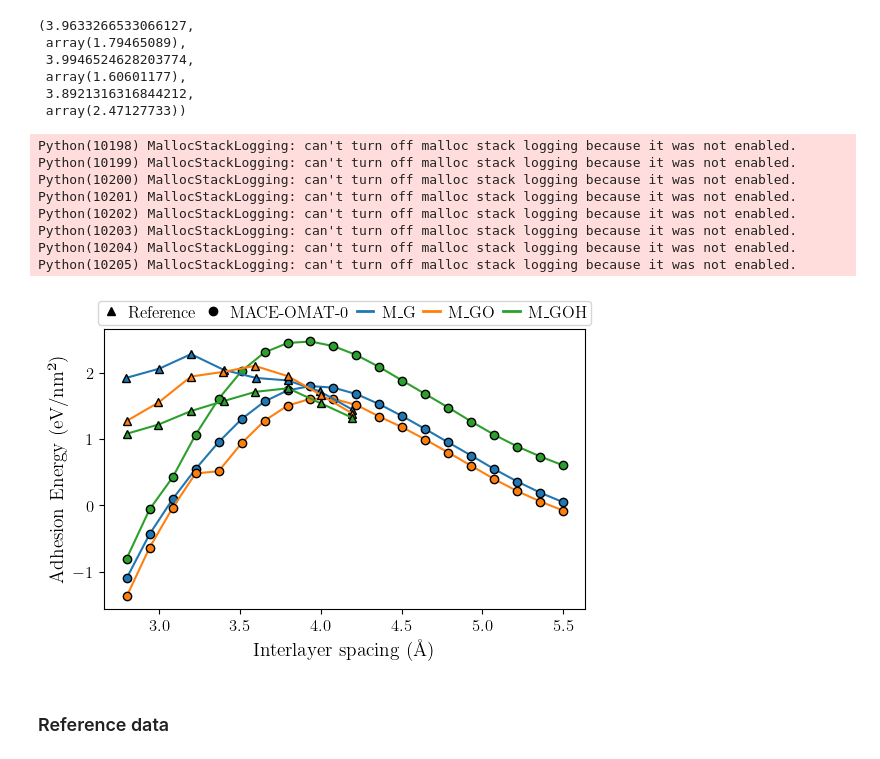
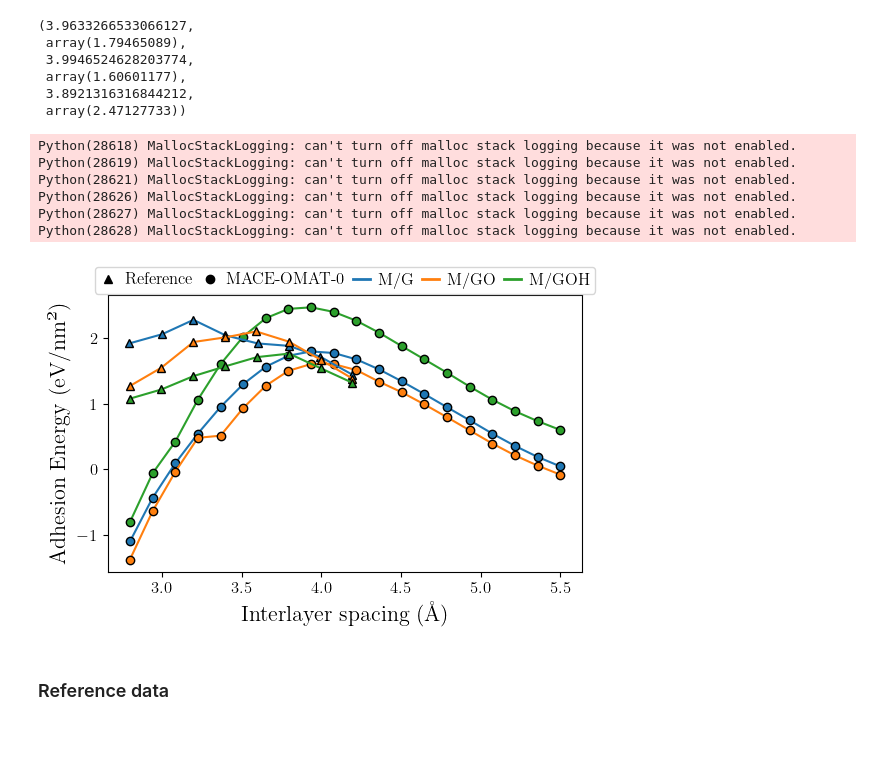
Before and after one commit to joehart2001/WA_MACE-MP-0, a Jupyter notebook: adhesion_energy.ipynb, the cells around one changed output. Saved outputs shown, nothing was run; the diff lists cells and outputs as text; code cells hidden in the pictures.

```diff
--- a/adhesion_energy.ipynb
+++ b/adhesion_energy.ipynb
@@ -1189,41 +1189,39 @@ max_d_mg_filtered, max_adhesion_mg_filtered, max_d_mgo_filtered, max_adhesion_mg
 # %%
 plt.figure(figsize=(6, 4))
 plt.plot(d, ad_energy_omat_flip, 'o-', label="M_G", markeredgecolor='black', color='C0')
 plt.plot(d, ad_energy_mgo_omat_flip, 'o-', label="M_GO", markeredgecolor='black', color='C1')
 plt.plot(d, ad_energy_mgoh_omat_flip, 'o-', label="M_GOH", markeredgecolor='black', color='C2')
 
 plt.plot(values_x_mg, values_y_mg, label="M_G", marker="^", markeredgecolor='black', color='C0')
 plt.plot(values_x_mgo, values_y_mgo, label="M_GO", marker="^", markeredgecolor='black', color='C1')
 plt.plot(values_x_mgoh, values_y_mgoh, label="M_GOH", marker="^", markeredgecolor='black', color='C2')
 
 legend_elements = [
     plt.Line2D([0], [0], linestyle="None", marker="^", color="black", label="Reference"),
     plt.Line2D([0], [0], linestyle="None", marker="o", color="black", label="MACE-OMAT-0"),
-    plt.Line2D([0], [0], color="C0", lw=2, label="M_G"),
-    plt.Line2D([0], [0], color="C1", lw=2, label="M_GO"),
-    plt.Line2D([0], [0], color="C2", lw=2, label="M_GOH"),
+    plt.Line2D([0], [0], color="C0", lw=2, label="M/G"),
+    plt.Line2D([0], [0], color="C1", lw=2, label="M/GO"),
+    plt.Line2D([0], [0], color="C2", lw=2, label="M/GOH"),
 ]
 
 
 #plt.legend(handles=legend_elements, loc="upper center", ncol=5, bbox_to_anchor=(0.5, 1.13), frameon=True)
 plt.legend(handles=legend_elements, loc="upper center", ncol=5, bbox_to_anchor=(0.5, 1.13), frameon=True,
            columnspacing=0.5, handlelength=1, handletextpad=0.5, borderpad=0.3, fontsize=12, markerfirst=True)
 
-plt.xlabel("Interlayer spacing (Å)")
-plt.ylabel("Adhesion Energy (eV/nm²)")
+plt.xlabel("Interlayer spacing (Å)", fontsize = 16)
+plt.ylabel("Adhesion Energy (eV/nm²)", fontsize = 16)
 plt.tight_layout()
-#plt.savefig("figures/adhesion_energy.png", dpi=300)
+#plt.savefig("figures/adhesion_energy.png", dpi=500)
 plt.show()
 # %% [output]
-Python(10198) MallocStackLogging: can't turn off malloc stack logging because it was not enabled.
-Python(10199) MallocStackLogging: can't turn off malloc stack logging because it was not enabled.
-Python(10200) MallocStackLogging: can't turn off malloc stack logging because it was not enabled.
-Python(10201) MallocStackLogging: can't turn off malloc stack logging because it was not enabled.
-Python(10202) MallocStackLogging: can't turn off malloc stack logging because it was not enabled.
-Python(10203) MallocStackLogging: can't turn off malloc stack logging because it was not enabled.
-Python(10204) MallocStackLogging: can't turn off malloc stack logging because it was not enabled.
-Python(10205) MallocStackLogging: can't turn off malloc stack logging because it was not enabled.
+Python(28618) MallocStackLogging: can't turn off malloc stack logging because it was not enabled.
+Python(28619) MallocStackLogging: can't turn off malloc stack logging because it was not enabled.
+Python(28621) MallocStackLogging: can't turn off malloc stack logging because it was not enabled.
+Python(28626) MallocStackLogging: can't turn off malloc stack logging because it was not enabled.
+Python(28627) MallocStackLogging: can't turn off malloc stack logging because it was not enabled.
+Python(28628) MallocStackLogging: can't turn off malloc stack logging because it was not enabled.
-[figure, old version]
+[figure, new version]
 # %% [markdown]
 ### Reference data
 # %%
```
Also changed, not shown: parts of 6 cells of this notebook, 2 other files.
